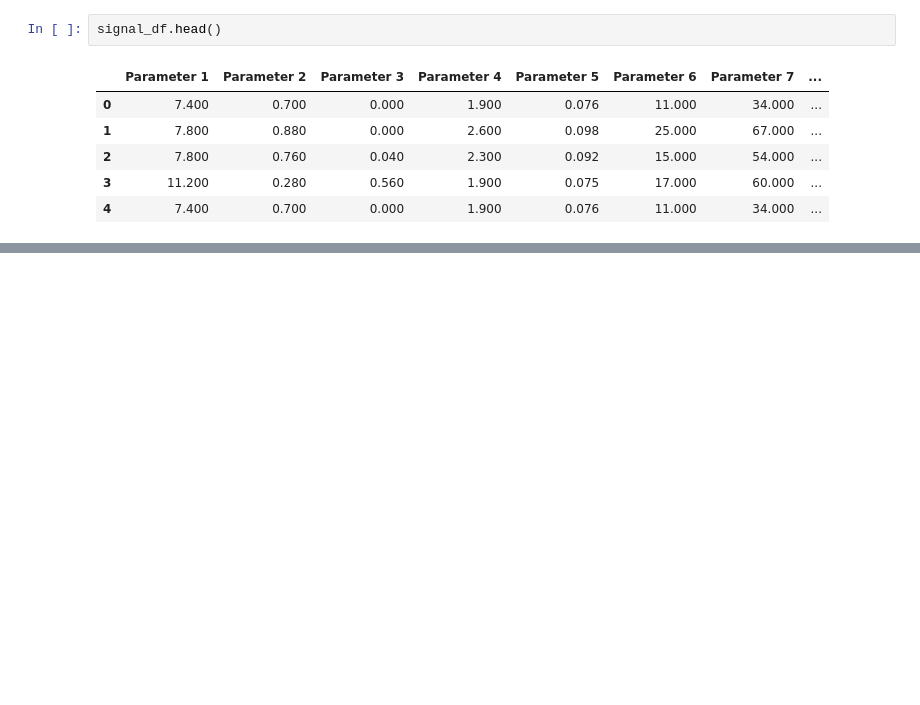
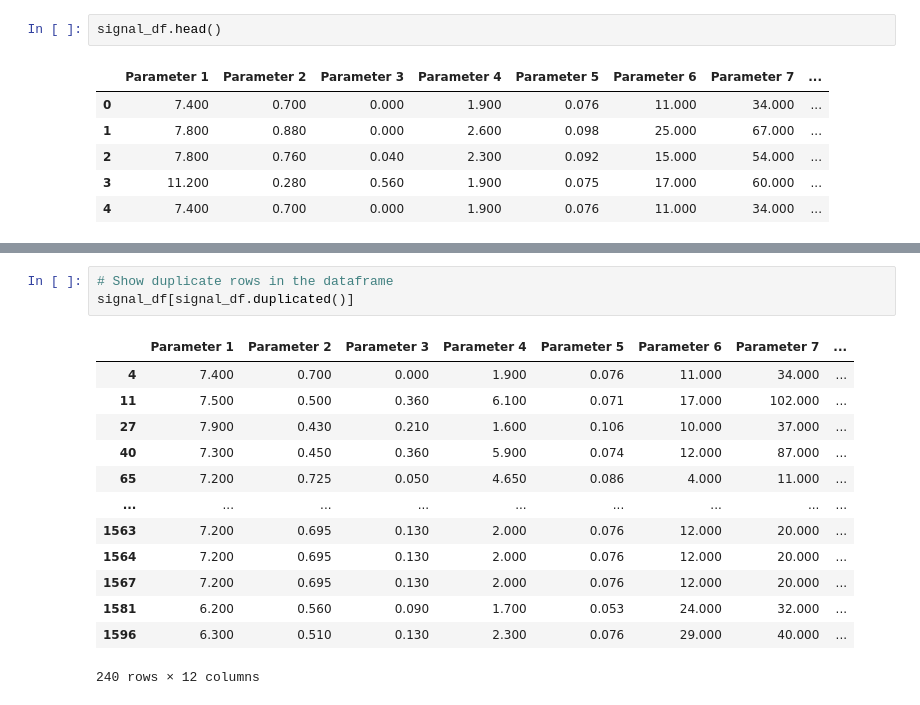
Before and after one commit to Rajesh2015/Neural-Networks-Projects, a Jupyter notebook: Introduction to Neural Networks/Introduction_to_Neural_Networks.ipynb, the cells around one changed output, grey strips where cells are left out. Saved outputs shown, nothing was run; the diff lists cells and outputs as text; blank space fills up the shorter version.

```diff
--- a/Introduction to Neural Networks/Introduction_to_Neural_Networks.ipynb
+++ b/Introduction to Neural Networks/Introduction_to_Neural_Networks.ipynb
@@ -53,0 +138,17 @@ signal_df.head()
+# %%
+# Show duplicate rows in the dataframe
+signal_df[signal_df.duplicated()]
+# %% [output]
+|  | Parameter 1 | Parameter 2 | Parameter 3 | Parameter 4 | Parameter 5 | Parameter 6 | Parameter 7 | ... |
+| 4 | 7.400 | 0.700 | 0.000 | 1.900 | 0.076 | 11.000 | 34.000 | ... |
+| 11 | 7.500 | 0.500 | 0.360 | 6.100 | 0.071 | 17.000 | 102.000 | ... |
+| 27 | 7.900 | 0.430 | 0.210 | 1.600 | 0.106 | 10.000 | 37.000 | ... |
+| 40 | 7.300 | 0.450 | 0.360 | 5.900 | 0.074 | 12.000 | 87.000 | ... |
+| 65 | 7.200 | 0.725 | 0.050 | 4.650 | 0.086 | 4.000 | 11.000 | ... |
+| ... | ... | ... | ... | ... | ... | ... | ... | ... |
+| 1563 | 7.200 | 0.695 | 0.130 | 2.000 | 0.076 | 12.000 | 20.000 | ... |
+| 1564 | 7.200 | 0.695 | 0.130 | 2.000 | 0.076 | 12.000 | 20.000 | ... |
+| 1567 | 7.200 | 0.695 | 0.130 | 2.000 | 0.076 | 12.000 | 20.000 | ... |
+| 1581 | 6.200 | 0.560 | 0.090 | 1.700 | 0.053 | 24.000 | 32.000 | ... |
+| 1596 | 6.300 | 0.510 | 0.130 | 2.300 | 0.076 | 29.000 | 40.000 | ... |
+240 rows × 12 columns
```
Also changed, not shown: parts of 16 cells of this notebook.
